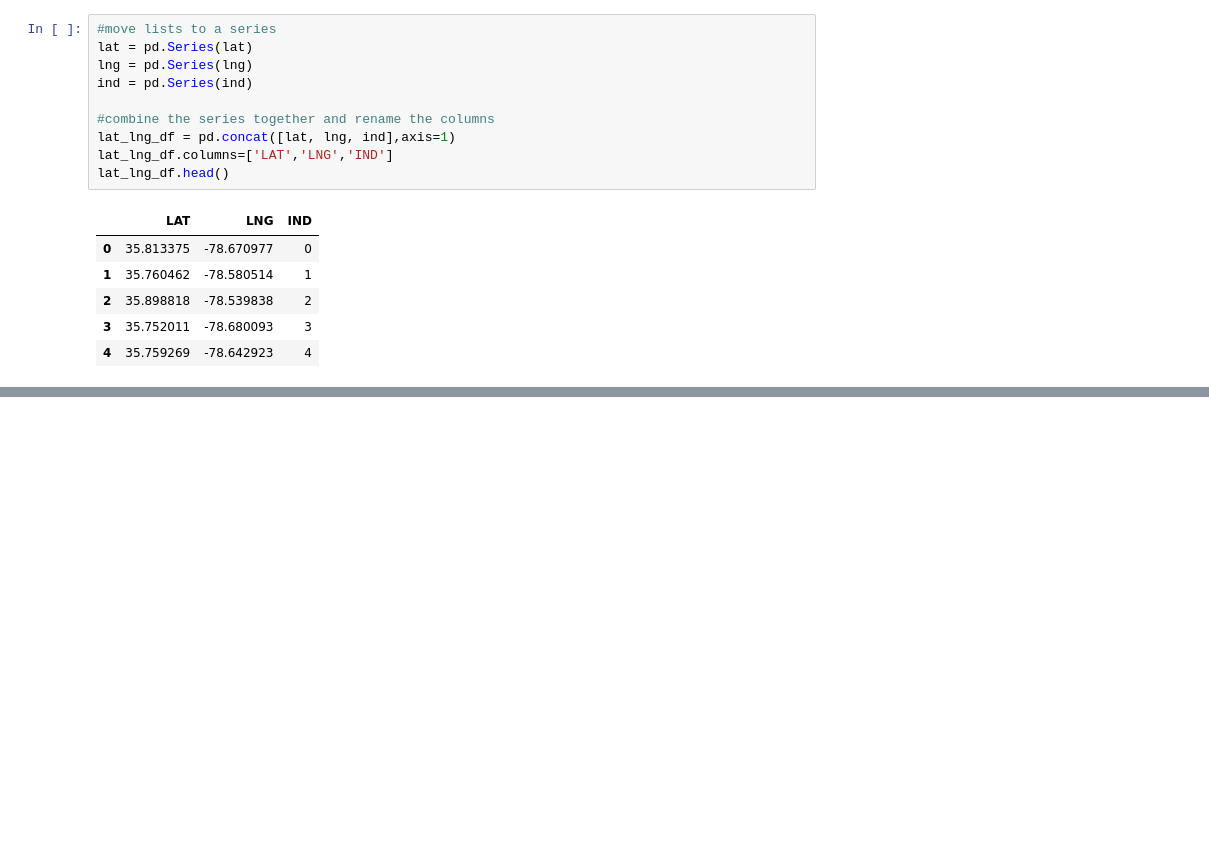
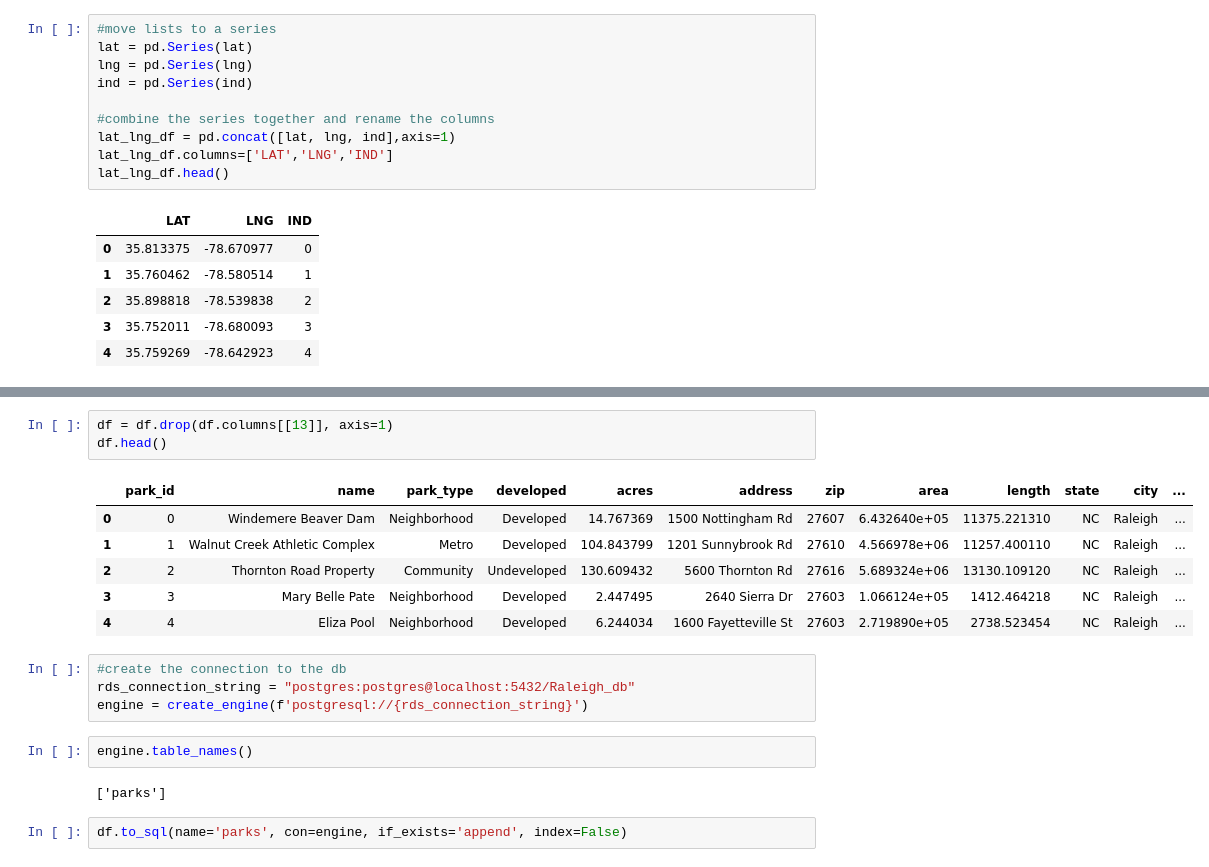
Before and after one commit to joshseymour/Project_2, a Jupyter notebook: Parks_Pipeline.ipynb, the cells around one changed output, grey strips where cells are left out. Saved outputs shown, nothing was run; the diff lists cells and outputs as text; blank space fills up the shorter version.

```diff
--- a/Parks_Pipeline.ipynb
+++ b/Parks_Pipeline.ipynb
@@ -115,0 +122,20 @@ pd.merge(df, lat_lng_df, left_on=df.index, right_on=lat_lng_df.IND, how='inner')
+# %%
+df = df.drop(df.columns[[13]], axis=1)
+df.head()
+# %% [output]
+|  | park_id | name | park_type | developed | acres | address | zip | area | length | state | city | ... |
+| 0 | 0 | Windemere Beaver Dam | Neighborhood | Developed | 14.767369 | 1500 Nottingham Rd | 27607 | 6.432640e+05 | 11375.221310 | NC | Raleigh | ... |
+| 1 | 1 | Walnut Creek Athletic Complex | Metro | Developed | 104.843799 | 1201 Sunnybrook Rd | 27610 | 4.566978e+06 | 11257.400110 | NC | Raleigh | ... |
+| 2 | 2 | Thornton Road Property | Community | Undeveloped | 130.609432 | 5600 Thornton Rd | 27616 | 5.689324e+06 | 13130.109120 | NC | Raleigh | ... |
+| 3 | 3 | Mary Belle Pate | Neighborhood | Developed | 2.447495 | 2640 Sierra Dr | 27603 | 1.066124e+05 | 1412.464218 | NC | Raleigh | ... |
+| 4 | 4 | Eliza Pool | Neighborhood | Developed | 6.244034 | 1600 Fayetteville St | 27603 | 2.719890e+05 | 2738.523454 | NC | Raleigh | ... |
+# %%
+#create the connection to the db
+rds_connection_string = "postgres:postgres@localhost:5432/Raleigh_db"
+engine = create_engine(f'postgresql://{rds_connection_string}')
+# %%
+engine.table_names()
+# %% [output]
+['parks']
+# %%
+df.to_sql(name='parks', con=engine, if_exists='append', index=False)
```
Also changed, not shown: parts of 9 cells of this notebook, 1 other file.
